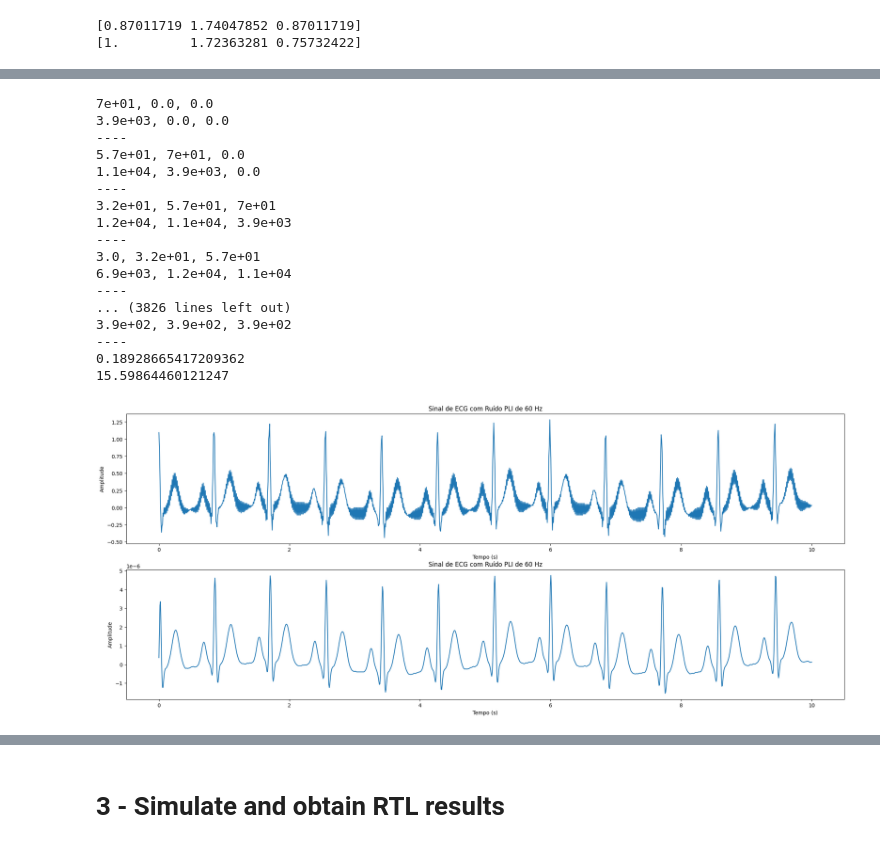
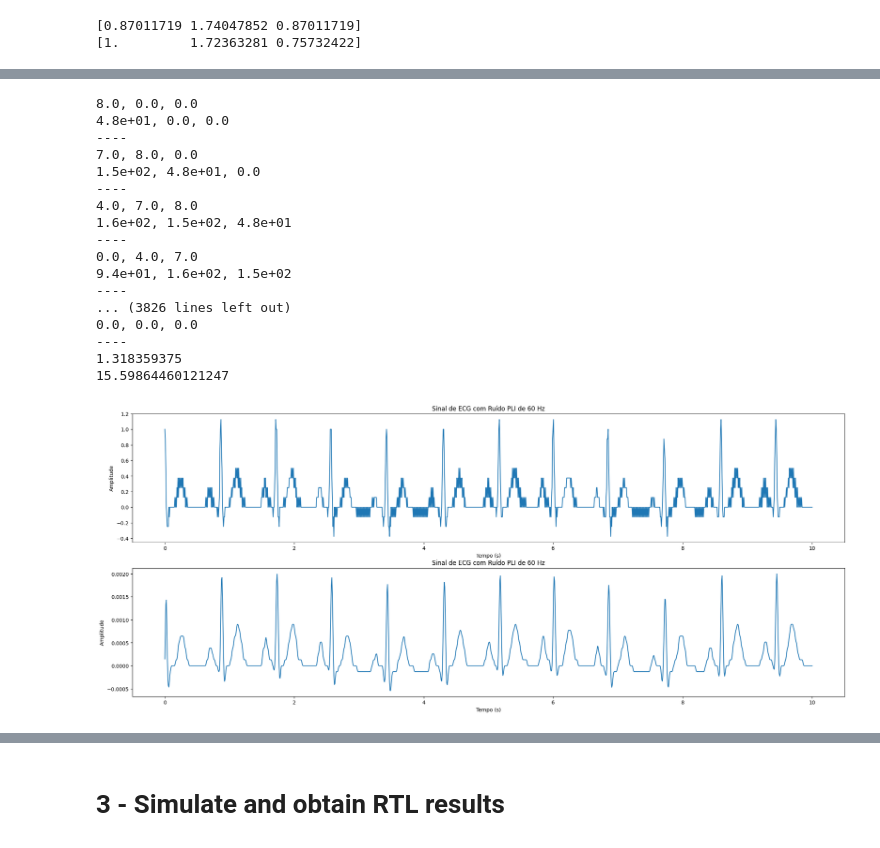
Before and after one commit to cordeiroewerton/TCC, a Jupyter notebook: Python/step_by_step.ipynb, the cells around one changed output, grey strips where cells are left out. Saved outputs shown, nothing was run; the diff lists cells and outputs as text; code cells hidden in the pictures.

```diff
--- a/Python/step_by_step.ipynb
+++ b/Python/step_by_step.ipynb
@@ -98,7 +99,7 @@ print(ecg_with_noise.max())
 # Salvando o arquivo em ponto fixo
 ecg_aux = np.zeros(len(ecg_with_noise))
 for i in range(len(ecg_with_noise)):
-    ecg_aux[i] = np.trunc(ecg_with_noise[i]*(2**6))
+    ecg_aux[i] = np.trunc(ecg_with_noise[i]*(2**3))
 
 np.savetxt('signal_art.txt', ecg_aux, fmt='%d')
 # %% [markdown]
@@ -163,17 +163,0 @@ float point
-# %%
-print(a,b)
-a_fix = np.zeros(len(a))
-b_fix = np.zeros(len(b))
-ecg_with_noise_fix = np.zeros(len(ecg_with_noise))
-
-Q_factor = 8
-
-for i in range(len(a)):
-    a_fix[i] = np.trunc(a[i] * (2**Q_factor)) #Q2
-    b_fix[i] = np.trunc(b[i] * (2**Q_factor))
-
-for i in range(len(ecg_with_noise)):
-    ecg_with_noise_fix[i] = np.trunc(ecg_with_noise[i] * (2**(Q_factor))) #Q4
-
-#Aplicando filtro
-y_fixed = iir_filter_fixed(b_fix, a_fix, ecg_with_noise_fix)
@@ -323,13 +306,13 @@ print(y.max()/ecg_with_noise.max())
 # %%
-fator_q = 6
+fator_q = 3
 
 b_fxp = np.zeros(len(b))
 for i in range(len(b)):
-    b_fxp[i] = b[i] * (2**fator_q)
+    b_fxp[i] = np.trunc(b[i] * (2**fator_q))
 
 a_fxp = np.zeros(len(a))
 for i in range(len(b)):
-    a_fxp[i] = a[i] * (2**fator_q)
+    a_fxp[i] = np.trunc(a[i] * (2**fator_q))
 
 ecg_fxp = np.zeros(len(ecg_with_noise))
 for i in range(len(ecg_fxp)):
@@ -337,42 +320,42 @@ for i in range(len(ecg_fxp)):
 
 y_fixed_test = iir_filter_test(b_fxp, a_fxp, ecg_fxp)
 
 y_fixed_test = y_fixed_test /(2**(3*fator_q))
 
 plt.figure(figsize=(25, 10))
 
 
 plt.subplot(2, 1, 1)
 plt.plot(t, (ecg_fxp/(2**fator_q)))
 plt.title("Sinal de ECG com Ruído PLI de 60 Hz")
 plt.xlabel("Tempo (s)")
 plt.ylabel("Amplitude")
 
 plt.subplot(2, 1, 2)
 plt.plot(t, (y_fixed_test/(2**(3*fator_q)))/10)
 plt.title("Sinal de ECG com Ruído PLI de 60 Hz")
 plt.xlabel("Tempo (s)")
 plt.ylabel("Amplitude")
 
 print(y_fixed_test.mean()/ecg_fxp.mean())
 print(np.log2(49620.36067128931))
 # %% [output]
-7e+01, 0.0, 0.0
-3.9e+03, 0.0, 0.0
+8.0, 0.0, 0.0
+4.8e+01, 0.0, 0.0
 ----
-5.7e+01, 7e+01, 0.0
-1.1e+04, 3.9e+03, 0.0
+7.0, 8.0, 0.0
+1.5e+02, 4.8e+01, 0.0
 ----
-3.2e+01, 5.7e+01, 7e+01
-1.2e+04, 1.1e+04, 3.9e+03
+4.0, 7.0, 8.0
+1.6e+02, 1.5e+02, 4.8e+01
 ----
-3.0, 3.2e+01, 5.7e+01
-6.9e+03, 1.2e+04, 1.1e+04
+0.0, 4.0, 7.0
+9.4e+01, 1.6e+02, 1.5e+02
 ----
 ... (3826 lines left out)
-3.9e+02, 3.9e+02, 3.9e+02
+0.0, 0.0, 0.0
 ----
-0.18928665417209362
+1.318359375
 15.59864460121247
-[figure, old version]
+[figure, new version]
 # %%
```
Also changed, not shown: parts of 19 cells of this notebook, 24 other files.
